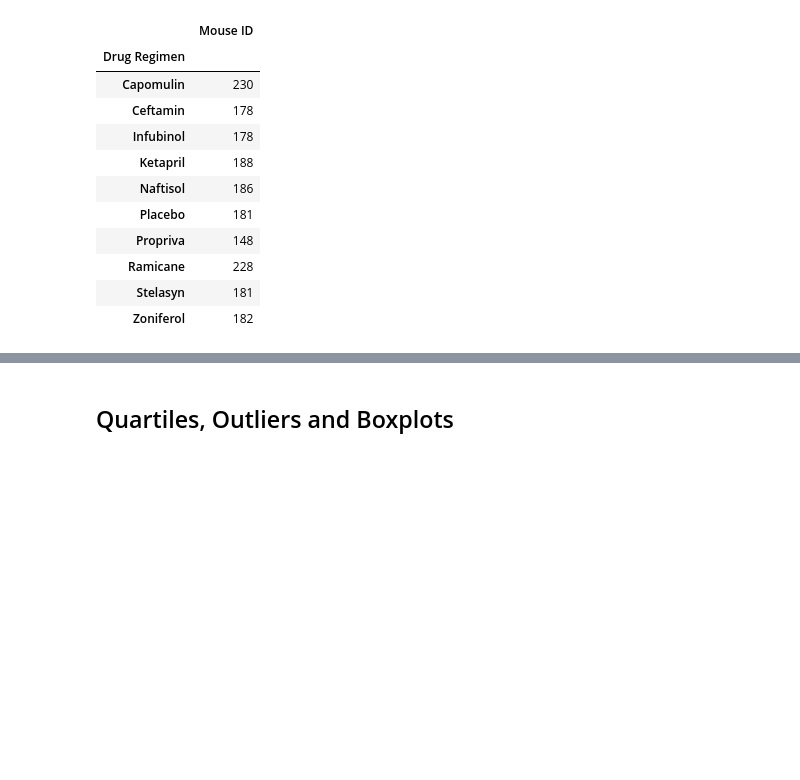
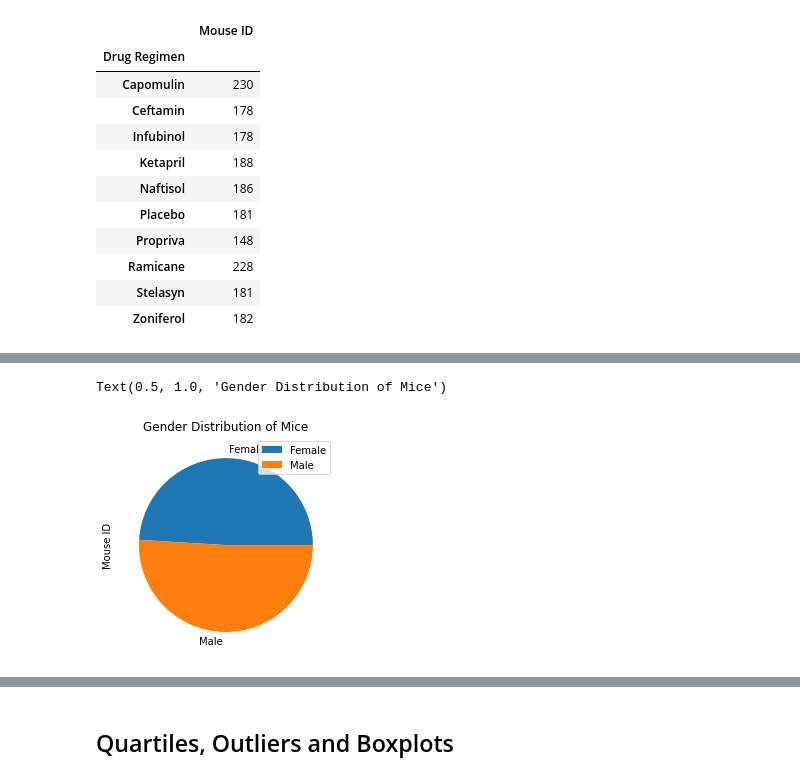
Before and after one commit to JMazick/matplotlib-challenge, a Jupyter notebook: Pymaceuticals/pymaceuticals_starter.ipynb, the cells around one changed output, grey strips where cells are left out. Drawn from its saved outputs; the diff is of its cells as text; code cells hidden in the pictures; blank space fills up the shorter version.

```diff
--- a/Pymaceuticals/pymaceuticals_starter.ipynb
+++ b/Pymaceuticals/pymaceuticals_starter.ipynb
@@ -230,4 +220,10 @@ matplotlib.pyplot.bar
 # %%
 # Generate a pie plot showing the distribution of female versus male mice using pandas
+gender_mice=cleaner_df[["Mouse ID", "Sex"]].groupby("Sex").count()
+gender_mice.plot.pie(subplots=True)
+plt.title("Gender Distribution of Mice")
+# %% [output]
+Text(0.5, 1.0, 'Gender Distribution of Mice')
+[figure, added]
 # %%
 # Generate a pie plot showing the distribution of female versus male mice using pyplot
```
Also changed, not shown: parts of 4 cells of this notebook.
